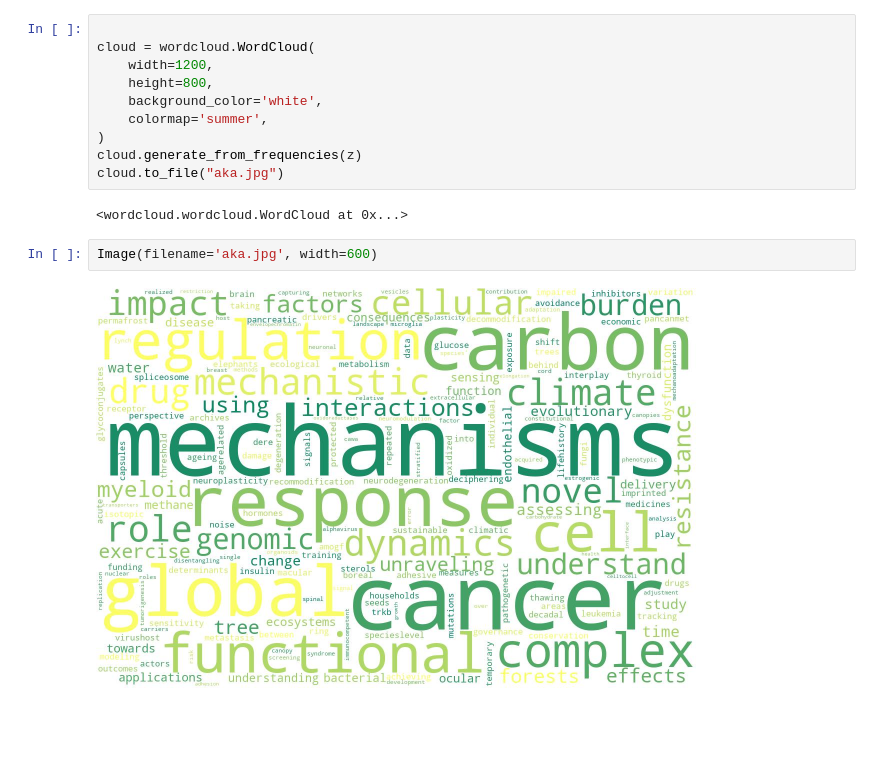
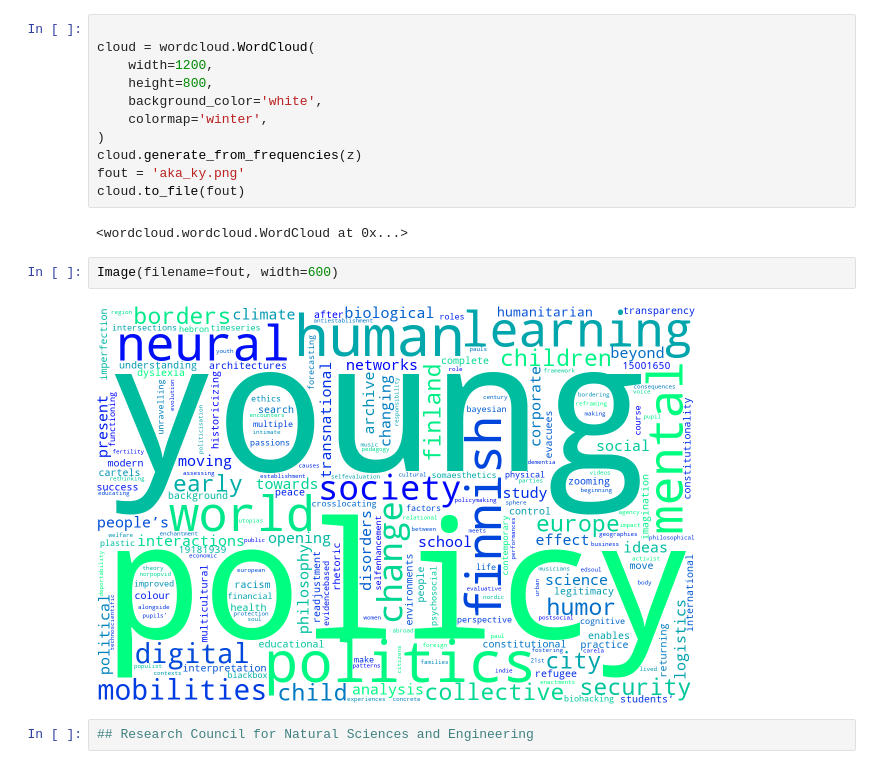
Before and after one commit to coandrei/jupyter_notebooks, a Jupyter notebook: miscellaneous/aka.ipynb, the cells around one changed output. Cells and saved outputs as stored; diff of their text form; blank space fills up the shorter version.

```diff
--- a/miscellaneous/aka.ipynb
+++ b/miscellaneous/aka.ipynb
@@ -187,13 +267,16 @@ cloud = wordcloud.WordCloud(
     width=1200,
     height=800,
     background_color='white',
-    colormap='summer',
+    colormap='winter',
 )
 cloud.generate_from_frequencies(z)
-cloud.to_file("aka.jpg")
+fout = 'aka_ky.png'
+cloud.to_file(fout)
 # %% [output]
 <wordcloud.wordcloud.WordCloud at 0x...>
 # %%
-Image(filename='aka.jpg', width=600)
+Image(filename=fout, width=600)
 # %% [output]
-[figure, old version]
+[figure, new version]
+# %%
+## Research Council for Natural Sciences and Engineering
```
Also changed, not shown: parts of 27 cells of this notebook.
